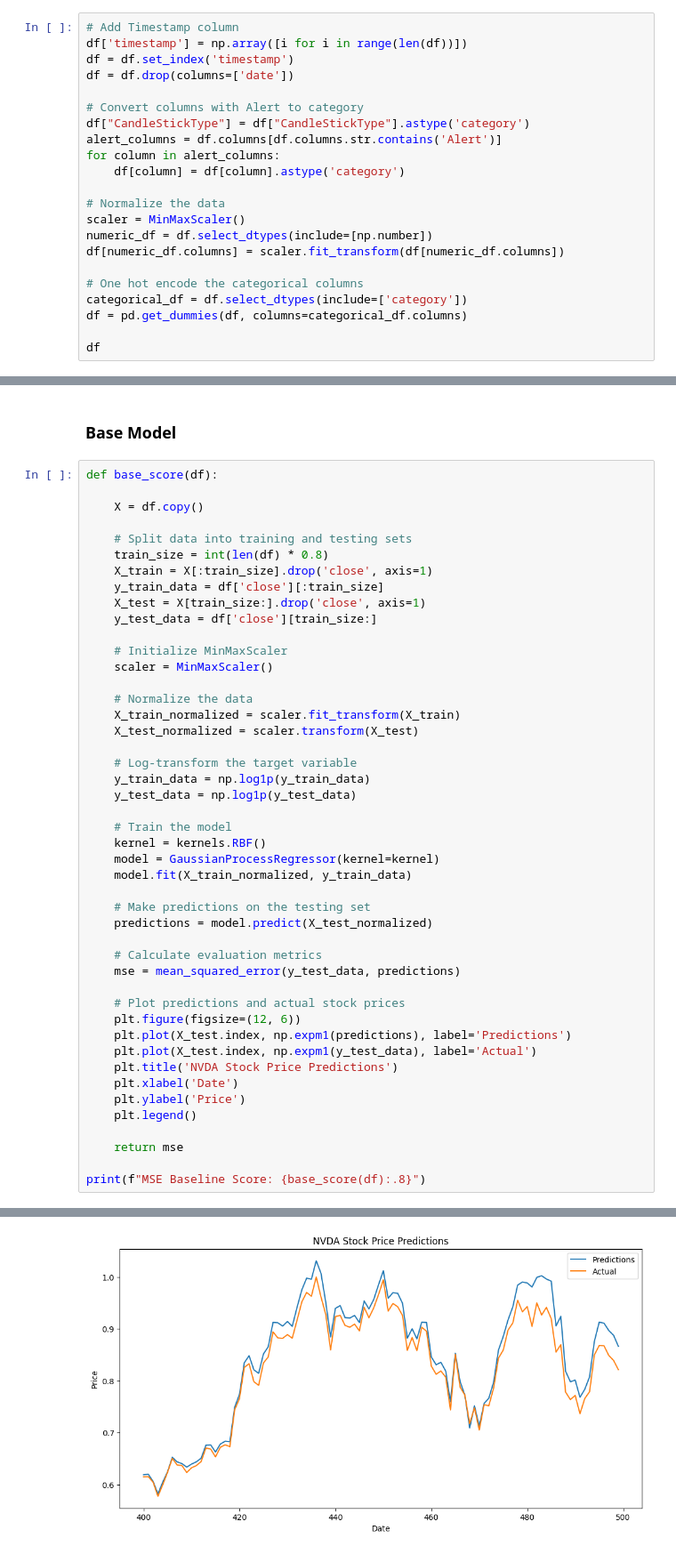
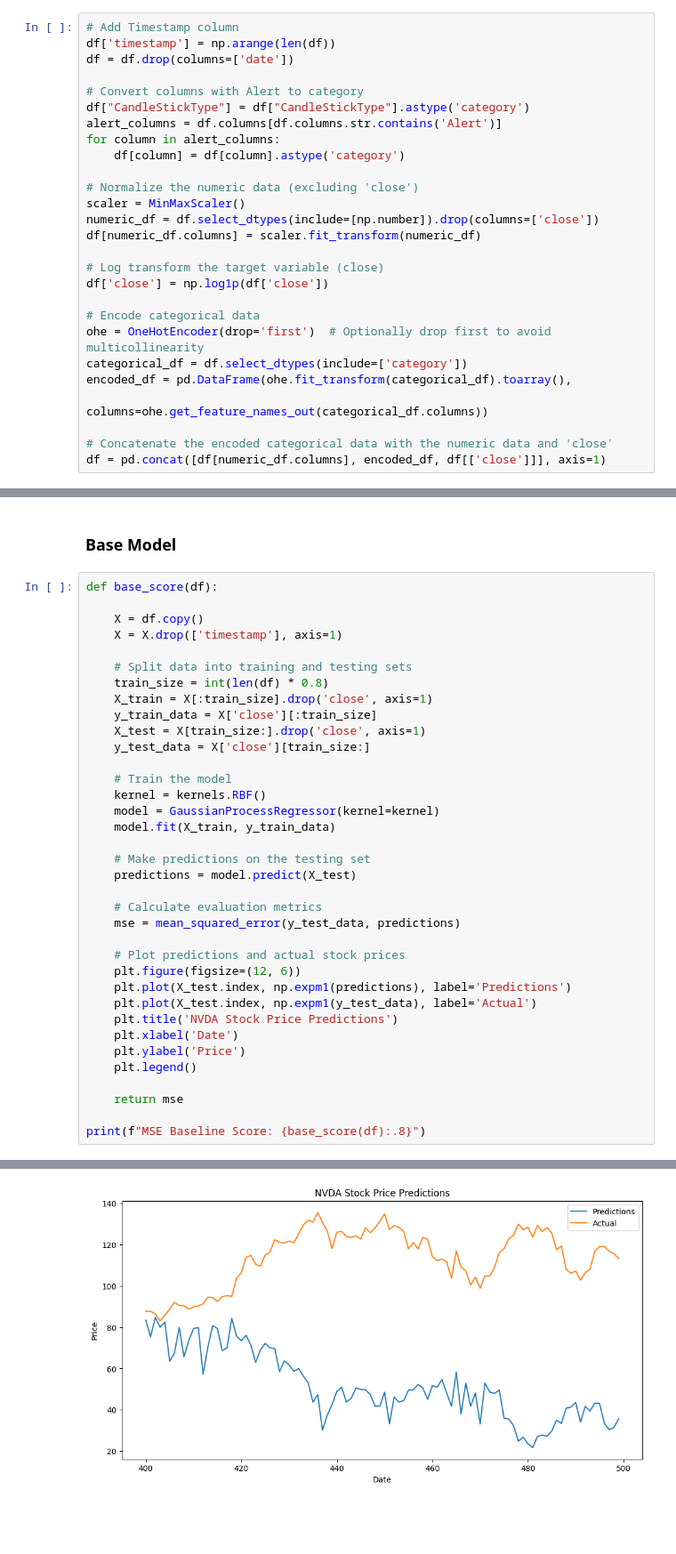
Before and after one commit to yiukitCheung/Stocks_Alert_System, a Jupyter notebook: jupyter notebook/model_training.ipynb, the cells around one changed output, grey strips where cells are left out. Shown: that part at 89% size. Saved outputs shown, nothing was run; the diff lists cells and outputs as text; blank space fills up the shorter version.

Commit message:
Changes to be committed: 	modified:   jupyter notebook/model_training.ipynb

```diff
--- a/jupyter notebook/model_training.ipynb
+++ b/jupyter notebook/model_training.ipynb
@@ -79,8 +62,7 @@ No missing values
 ## Data Processing
 # %%
 # Add Timestamp column
-df['timestamp'] = np.array([i for i in range(len(df))])
-df = df.set_index('timestamp')
+df['timestamp'] = np.arange(len(df))
 df = df.drop(columns=['date'])
 
 # Convert columns with Alert to category
@@ -89,13 +71,19 @@ alert_columns = df.columns[df.columns.str.contains('Alert')]
 for column in alert_columns:
     df[column] = df[column].astype('category')
 
-# Normalize the data
+# Normalize the numeric data (excluding 'close')
 scaler = MinMaxScaler()
-numeric_df = df.select_dtypes(include=[np.number])
-df[numeric_df.columns] = scaler.fit_transform(df[numeric_df.columns])
+numeric_df = df.select_dtypes(include=[np.number]).drop(columns=['close'])
+df[numeric_df.columns] = scaler.fit_transform(numeric_df)
 
-# One hot encode the categorical columns
+# Log transform the target variable (close)
+df['close'] = np.log1p(df['close'])
+
+# Encode categorical data
+ohe = OneHotEncoder(drop='first')  # Optionally drop first to avoid multicollinearity
 categorical_df = df.select_dtypes(include=['category'])
-df = pd.get_dummies(df, columns=categorical_df.columns)
+encoded_df = pd.DataFrame(ohe.fit_transform(categorical_df).toarray(),
+                          columns=ohe.get_feature_names_out(categorical_df.columns))
 
-df
+# Concatenate the encoded categorical data with the numeric data and 'close'
+df = pd.concat([df[numeric_df.columns], encoded_df, df[['close']]], axis=1)
@@ -122,32 +111,22 @@ df
 def base_score(df):
 
     X = df.copy()
+    X = X.drop(['timestamp'], axis=1)
 
     # Split data into training and testing sets
     train_size = int(len(df) * 0.8)
     X_train = X[:train_size].drop('close', axis=1)
-    y_train_data = df['close'][:train_size]
+    y_train_data = X['close'][:train_size]
     X_test = X[train_size:].drop('close', axis=1)
-    y_test_data = df['close'][train_size:]
-
-    # Initialize MinMaxScaler
-    scaler = MinMaxScaler()
-
-    # Normalize the data
-    X_train_normalized = scaler.fit_transform(X_train)
-    X_test_normalized = scaler.transform(X_test)
-
-    # Log-transform the target variable
-    y_train_data = np.log1p(y_train_data)
-    y_test_data = np.log1p(y_test_data)
+    y_test_data = X['close'][train_size:]
 
     # Train the model
     kernel = kernels.RBF()
     model = GaussianProcessRegressor(kernel=kernel)
-    model.fit(X_train_normalized, y_train_data)
+    model.fit(X_train, y_train_data)
 
     # Make predictions on the testing set
-    predictions = model.predict(X_test_normalized)
+    predictions = model.predict(X_test)
 
     # Calculate evaluation metrics
     mse = mean_squared_error(y_test_data, predictions)
@@ -169 +148 @@ MSE Baseline Score: 0.00020680026
-[figure, old version]
+[figure, new version]
```
Also changed, not shown: parts of 13 cells of this notebook.
